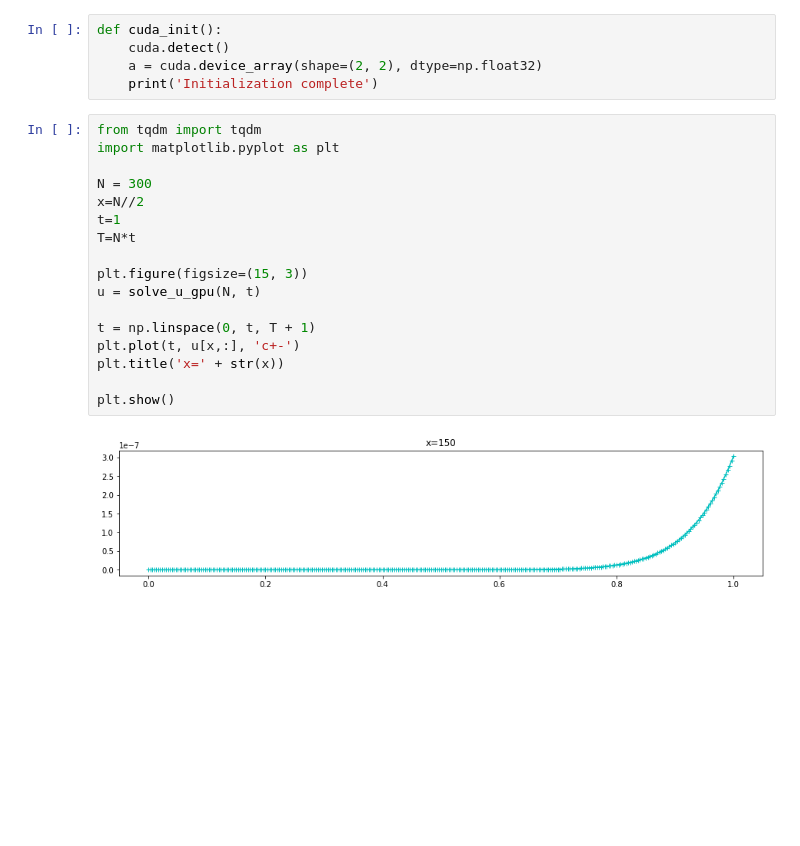
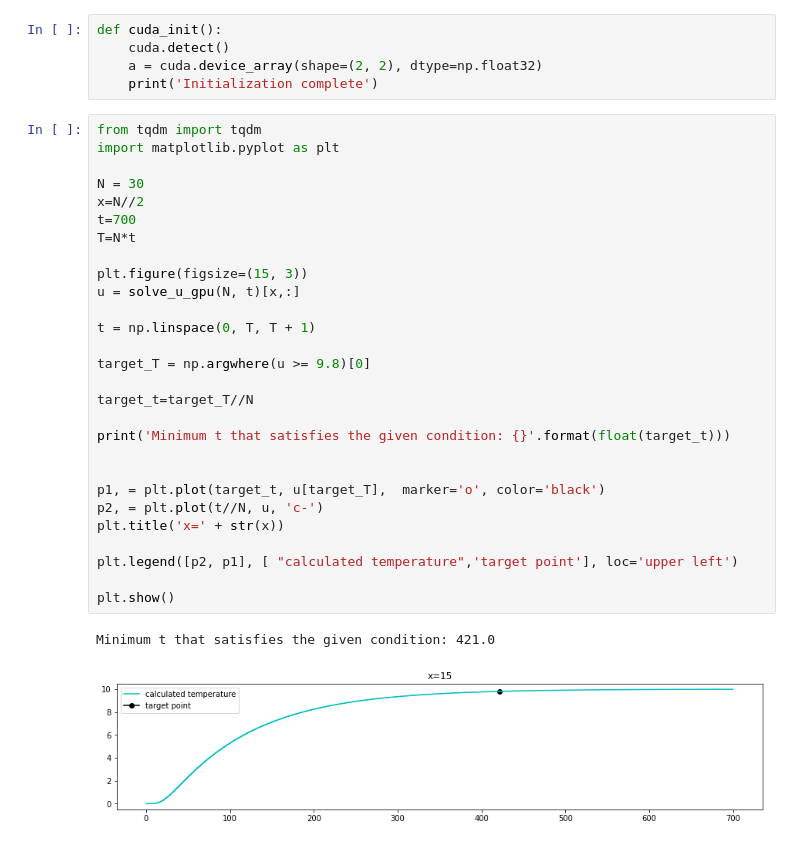
Before and after one commit to YRYoung/HPC, a Jupyter notebook: Assigenment/Asm2_p2.ipynb, the cells around one changed output. Drawn from its saved outputs; the diff is of its cells as text; blank space fills up the shorter version.

```diff
--- a/Assigenment/Asm2_p2.ipynb
+++ b/Assigenment/Asm2_p2.ipynb
@@ -110,19 +112,31 @@ def cuda_init():
 # %%
 from tqdm import tqdm
 import matplotlib.pyplot as plt
 
-N = 300
+N = 30
 x=N//2
-t=1
+t=700
 T=N*t
 
 plt.figure(figsize=(15, 3))
-u = solve_u_gpu(N, t)
+u = solve_u_gpu(N, t)[x,:]
 
-t = np.linspace(0, t, T + 1)
-plt.plot(t, u[x,:], 'c+-')
+t = np.linspace(0, T, T + 1)
+
+target_T = np.argwhere(u >= 9.8)[0]
+
+target_t=target_T//N
+
+print('Minimum t that satisfies the given condition: {}'.format(float(target_t)))
+
+
+p1, = plt.plot(target_t, u[target_T],  marker='o', color='black')
+p2, = plt.plot(t//N, u, 'c-')
 plt.title('x=' + str(x))
 
+plt.legend([p2, p1], [ "calculated temperature",'target point'], loc='upper left')
+
 plt.show()
 # %% [output]
+Minimum t that satisfies the given condition: 421.0
-[figure, old version]
+[figure, new version]
```
Also changed, not shown: parts of 1 cell of this notebook.
